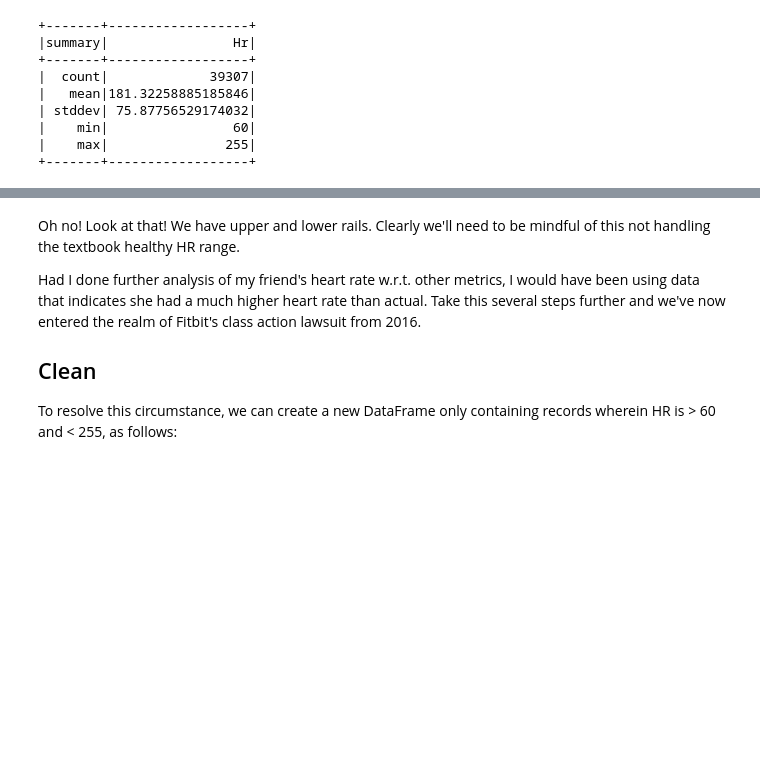
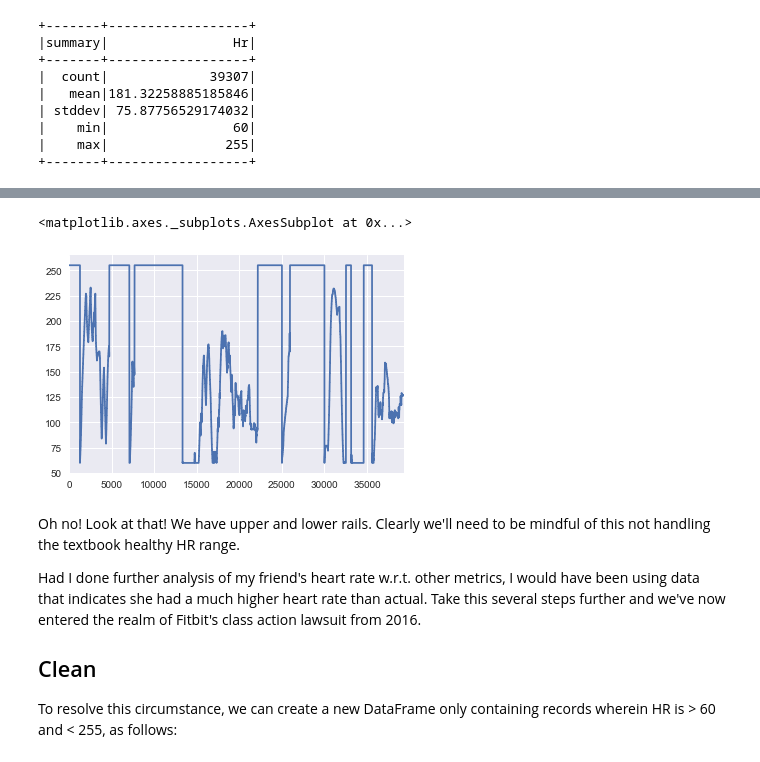
Before and after one commit to EldritchJS/datascienceworkflowtalk, a Jupyter notebook: Data Science Workflow Explore Clean.ipynb, the cells around one changed output, grey strips where cells are left out. Saved outputs shown, nothing was run; the diff lists cells and outputs as text; code cells hidden in the pictures; blank space fills up the shorter version.

```diff
--- a/Data Science Workflow Explore Clean.ipynb
+++ b/Data Science Workflow Explore Clean.ipynb
@@ -121,3 +92,10 @@ display(df)
+# %%
+import pandas as pd
+pandasDF = df.toPandas()
+pandasDF['Hr'].plot()
+# %% [output]
+<matplotlib.axes._subplots.AxesSubplot at 0x...>
+[figure, added]
 # %% [markdown]
 Oh no! Look at that! We have upper and lower rails. Clearly we'll need to be mindful of this not handling the textbook healthy HR range.
 
```
Also changed, not shown: parts of 7 cells of this notebook.
